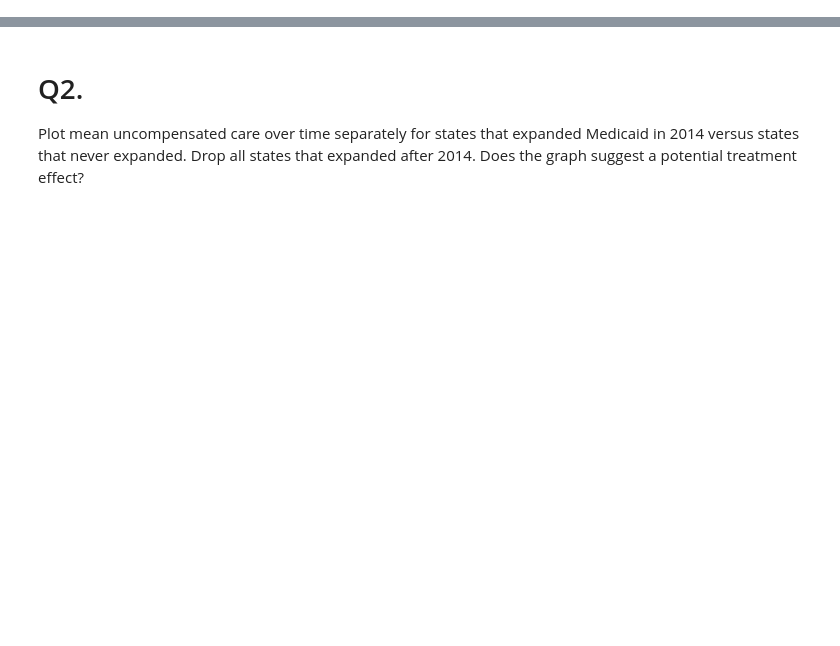
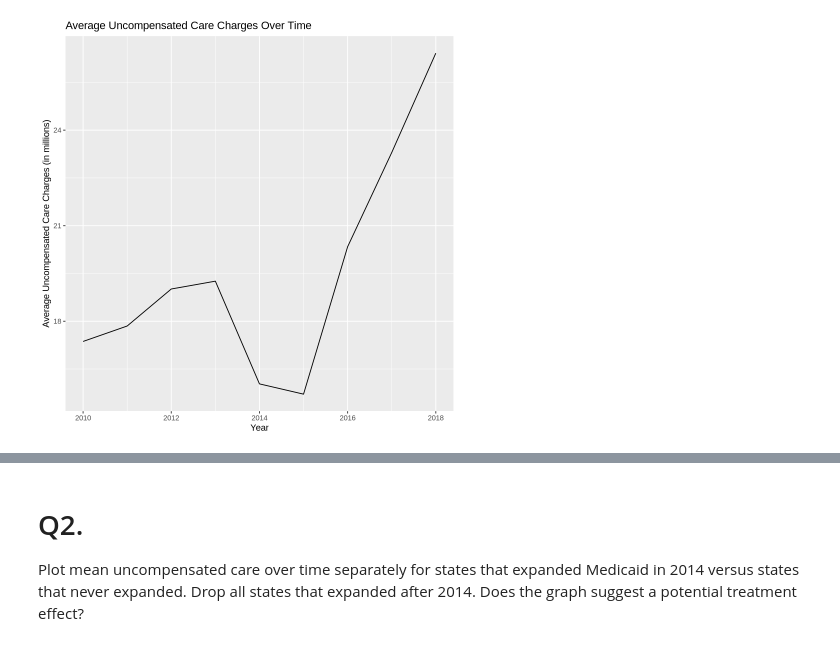
Before and after one commit to salizad/hwk5, a Jupyter notebook: alizada-s-hw5-sumbission1.ipynb, the cells around one changed output, grey strips where cells are left out. Drawn from its saved outputs; the diff is of its cells as text; code cells hidden in the pictures; blank space fills up the shorter version.

```diff
--- a/alizada-s-hw5-sumbission1.ipynb
+++ b/alizada-s-hw5-sumbission1.ipynb
@@ -134,0 +58,13 @@ Uncompensated care has shown considerable fluctuation over the years. Starting a
+# %%
+data %>%
+  group_by(year) %>%
+  filter(!is.na(tot_uncomp_care_charges)) %>%
+  filter(year %in% c(2010:2018)) %>%
+  summarize(uncomp_care = mean(tot_uncomp_care_charges)/1000000) %>%
+  ggplot(aes(x = year, y = uncomp_care)) +
+  geom_line() +
+  labs(title = "Average Uncompensated Care Charges Over Time",
+       x = "Year",
+       y = "Average Uncompensated Care Charges (in millions)")
+# %% [output]
+[figure, added]
```
Also changed, not shown: parts of 52 cells of this notebook, 5 other files.
